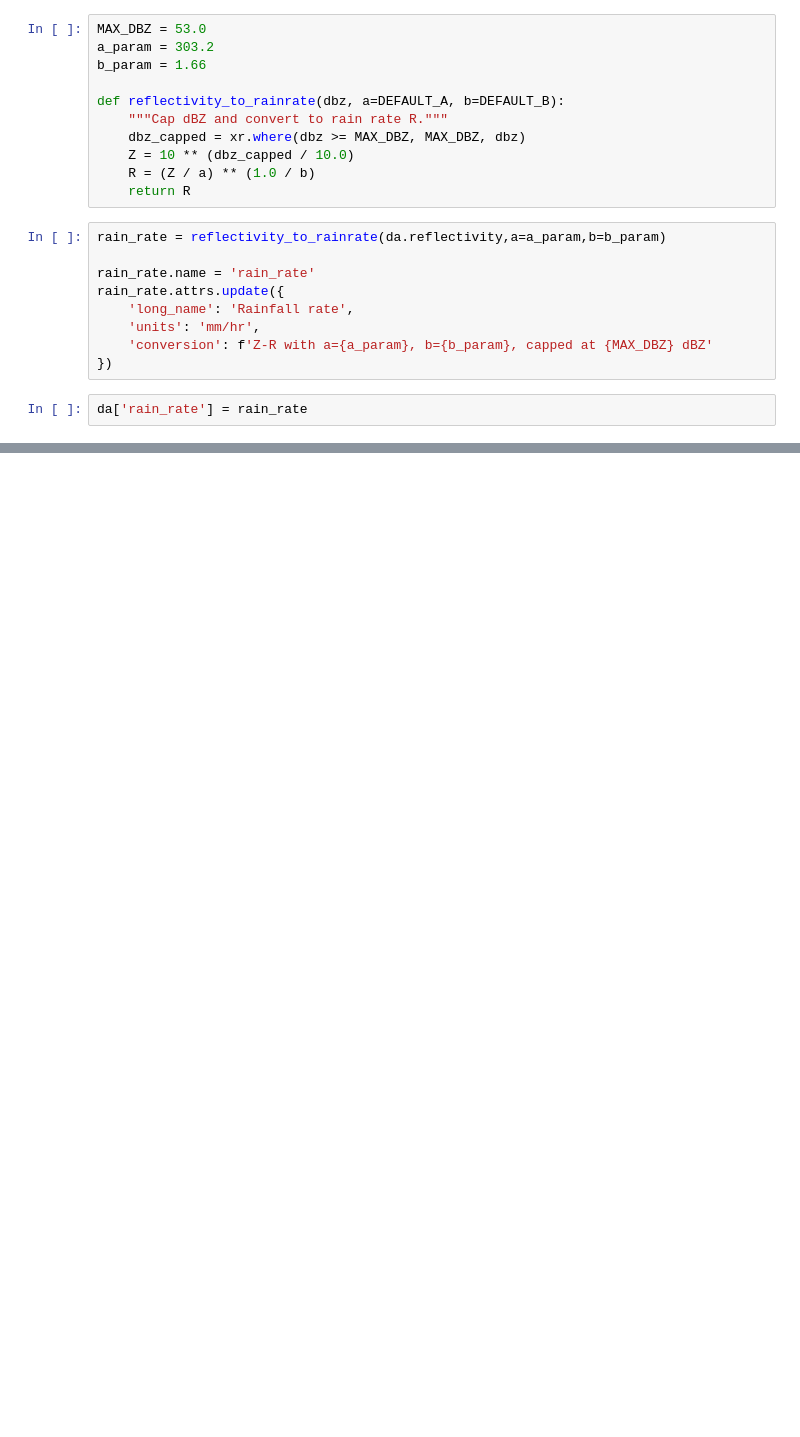
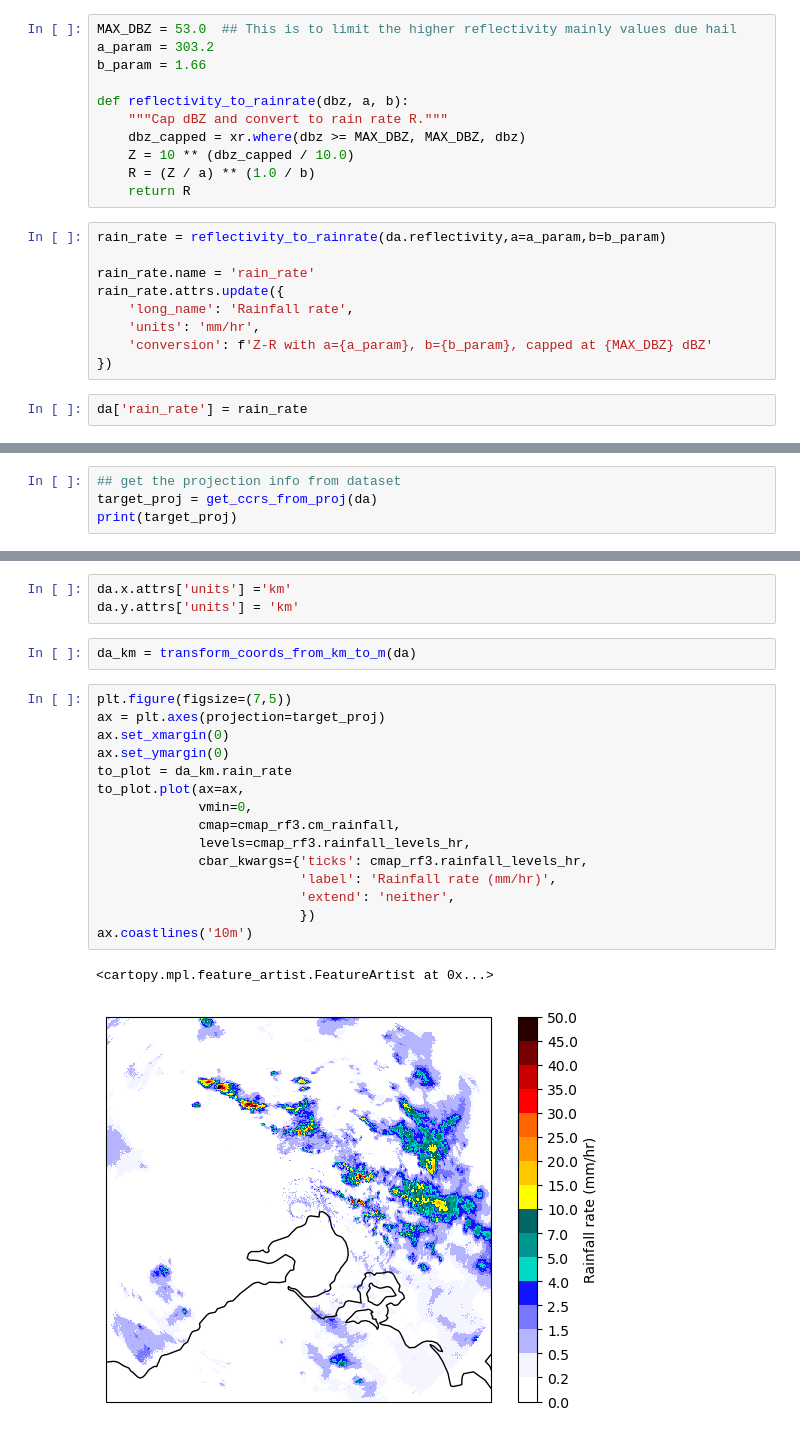
Before and after one commit to vlouf/Monash-Radar-Workshop-2025, a Jupyter notebook: 04 - Rainfields/Introduction to rainfields.ipynb, the cells around one changed output, grey strips where cells are left out. Saved outputs shown, nothing was run; the diff lists cells and outputs as text; blank space fills up the shorter version.

```diff
--- a/04 - Rainfields/Introduction to rainfields.ipynb
+++ b/04 - Rainfields/Introduction to rainfields.ipynb
@@ -110,9 +106,9 @@ b = 1.66
 # %%
-MAX_DBZ = 53.0
+MAX_DBZ = 53.0  ## This is to limit the higher reflectivity mainly values due hail
 a_param = 303.2
 b_param = 1.66
 
-def reflectivity_to_rainrate(dbz, a=DEFAULT_A, b=DEFAULT_B):
+def reflectivity_to_rainrate(dbz, a, b):
     """Cap dBZ and convert to rain rate R."""
     dbz_capped = xr.where(dbz >= MAX_DBZ, MAX_DBZ, dbz)
     Z = 10 ** (dbz_capped / 10.0)
@@ -136,0 +218,4 @@ da.rain_rate.plot()
+# %%
+## get the projection info from dataset
+target_proj = get_ccrs_from_proj(da)
+print(target_proj)
@@ -136,0 +231,23 @@ da.rain_rate.plot()
+# %%
+da.x.attrs['units'] ='km'
+da.y.attrs['units'] = 'km'
+# %%
+da_km = transform_coords_from_km_to_m(da)
+# %%
+plt.figure(figsize=(7,5))
+ax = plt.axes(projection=target_proj)
+ax.set_xmargin(0)
+ax.set_ymargin(0)
+to_plot = da_km.rain_rate
+to_plot.plot(ax=ax,
+             vmin=0,
+             cmap=cmap_rf3.cm_rainfall,
+             levels=cmap_rf3.rainfall_levels_hr,
+             cbar_kwargs={'ticks': cmap_rf3.rainfall_levels_hr,
+                          'label': 'Rainfall rate (mm/hr)',
+                          'extend': 'neither',
+                          })
+ax.coastlines('10m')
+# %% [output]
+<cartopy.mpl.feature_artist.FeatureArtist at 0x...>
+[figure, added]
```
Also changed, not shown: parts of 22 cells of this notebook, 1 other file.
